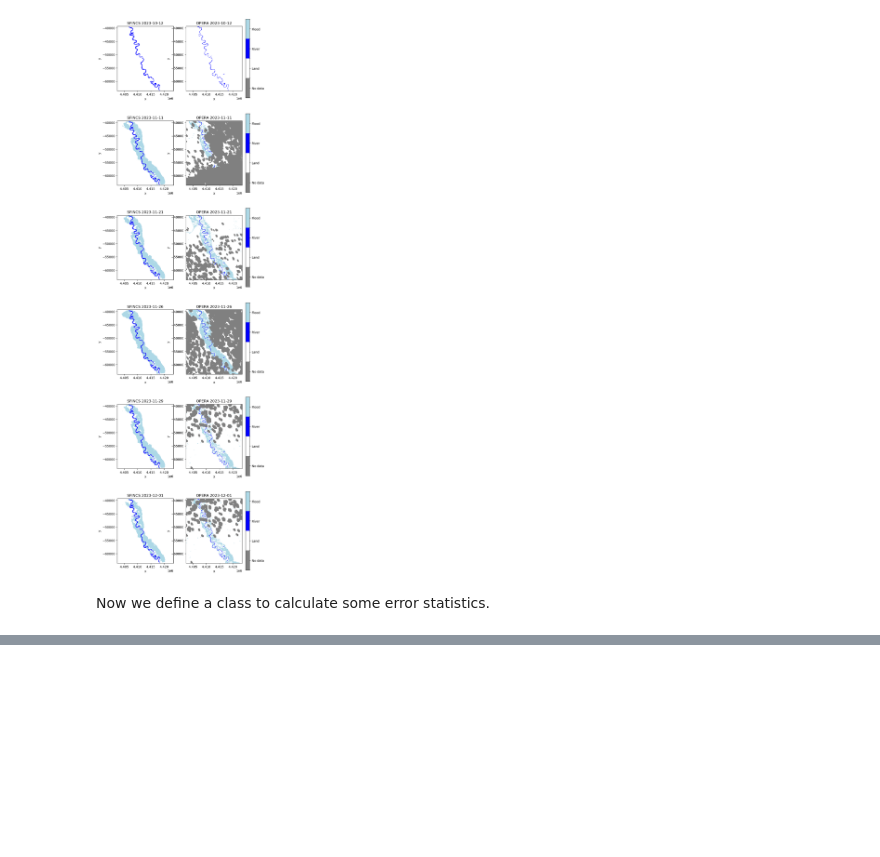
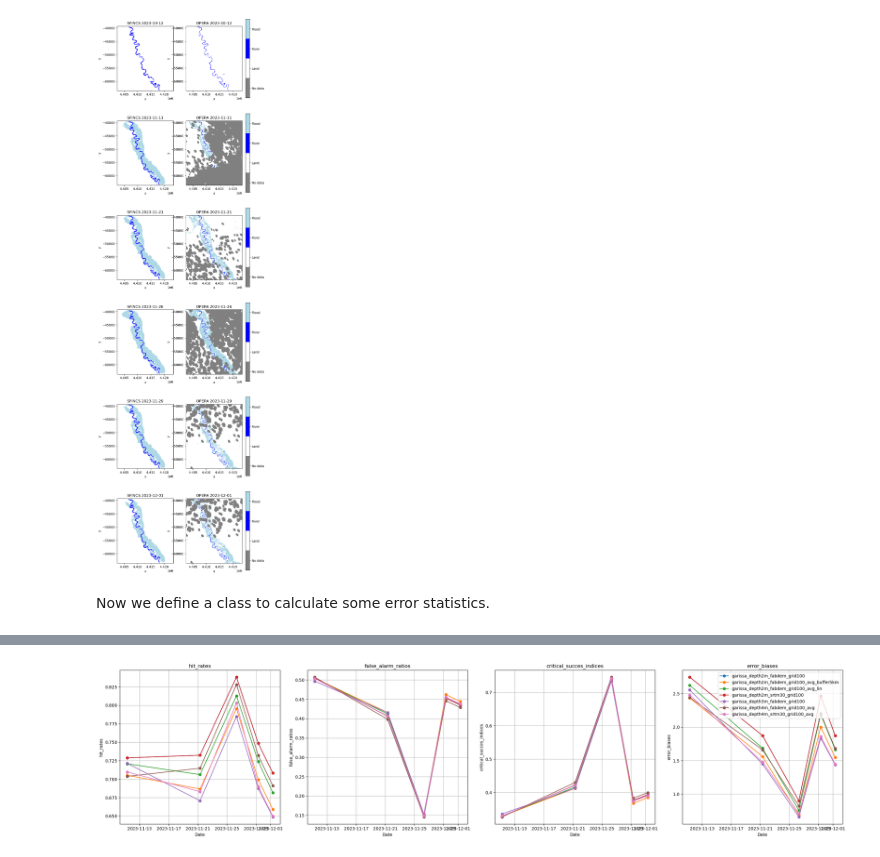
Before and after one commit to pjdebruijn2505/Git_mdp, a Jupyter notebook: SFINCS/d_preprocess_floodmaps.ipynb, the cells around one changed output, grey strips where cells are left out. Saved outputs shown, nothing was run; the diff lists cells and outputs as text; code cells hidden in the pictures; blank space fills up the shorter version.

```diff
--- a/SFINCS/d_preprocess_floodmaps.ipynb
+++ b/SFINCS/d_preprocess_floodmaps.ipynb
@@ -333,0 +310,21 @@ ValueError: operands could not be broadcast together with shapes (243, 211) (122
+# %%
+fig, axs = plt.subplots(1, 4, figsize=(25, 6))
+
+for i, ax in enumerate(axs):
+    meas = measures[i]
+
+    for model, data in meas.items():
+        ax.plot(floodmap_times.values(), data, label=model, marker='o')  # Added marker for better visibility
+
+    ax.set_xlabel("Date")
+    ax.set_ylabel(measure_titles[i])
+    ax.set_title(measure_titles[i])
+    ax.grid(True)  # Adding grid for better readability
+    # ax.legend()  # Placing legends inside each subplot
+
+plt.legend()
+plt.tight_layout()
+
+plt.savefig(Path(r"figs/sfincs_model_scores.jpg"))
+# %% [output]
+[figure, added]
```
Also changed, not shown: parts of 3 cells of this notebook, 23 other files.
